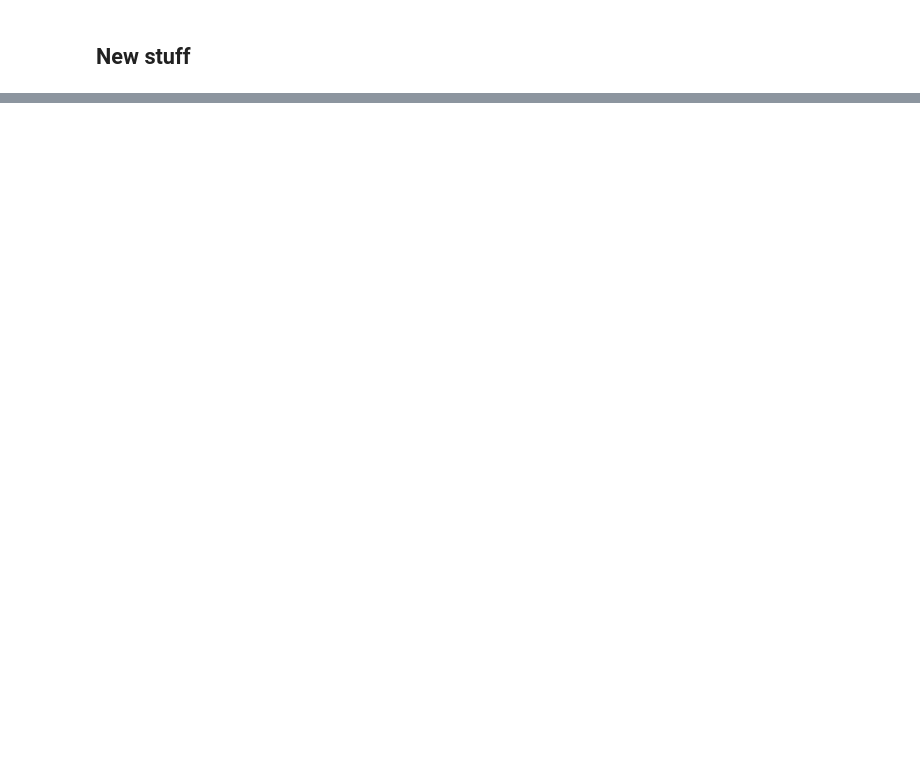
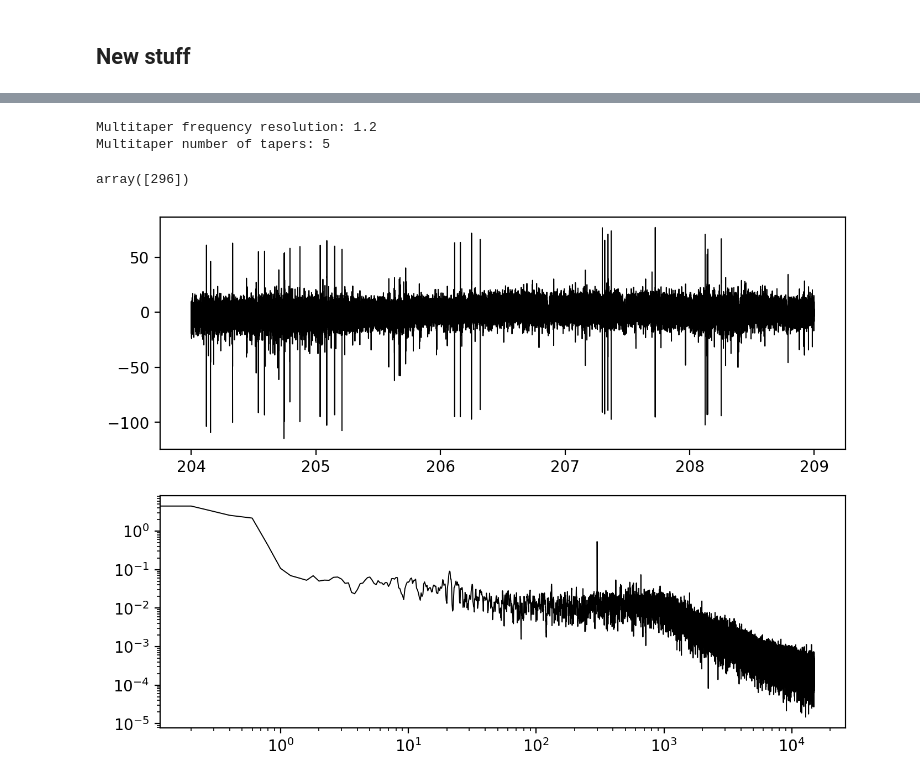
Before and after one commit to mateouma/fpp-npx, a Jupyter notebook: new_lib.ipynb, the cells around one changed output, grey strips where cells are left out. Drawn from its saved outputs; the diff is of its cells as text; code cells hidden in the pictures; blank space fills up the shorter version.

Commit message:
Completed base functions and waveform loading

```diff
--- a/new_lib.ipynb
+++ b/new_lib.ipynb
@@ -100,3 +18,3 @@ imecpath = Path('/home/mateoumaguing/Documents/MiscData/TibsCFD/TIBERIUS_CHKDLAY
 # %%
-tester = read_session([5,10], imec_path=imecpath, bandtype='AP')
+tester = read_session([204,209], bandtype='AP')
 # %% [output]
@@ -159,0 +33,2 @@ tester['channels_for_clusters']
+# %%
+waveform_dataset, waveform_means = load_waveforms("/Users/mateouma/Downloads/monkey datasets/20230630_DLPFCwaveforms.mat", tester)
@@ -159,0 +58,15 @@ tester['channels_for_clusters']
+# %%
+gabagoo = ChannelSignal(163, tester, waveform_dataset)
+# %% [output]
+Multitaper frequency resolution: 1.2
+Multitaper number of tapers: 5
+# %%
+gabagoo.dominant_units
+# %% [output]
+array([296])
+# %%
+fig, ax = plt.subplots(2, figsize=(8,6),dpi=200)
+gabagoo.plot_time_series(ax=ax[0])
+gabagoo.plot_spectrum(log=True, ax=ax[1])
+# %% [output]
+[figure, added]
```
Also changed, not shown: parts of 30 cells of this notebook, 2 other files.
